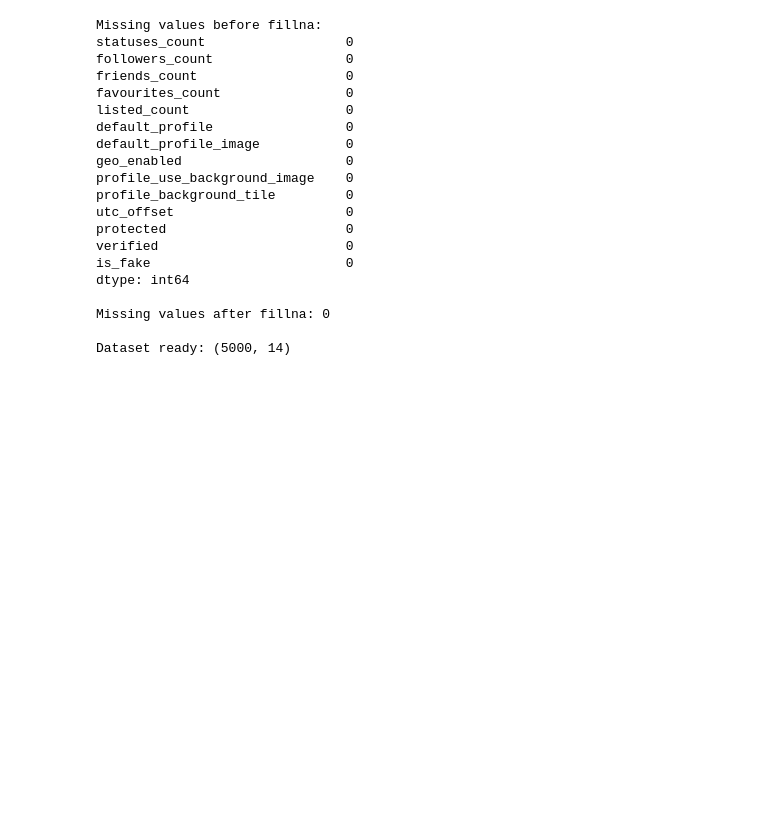
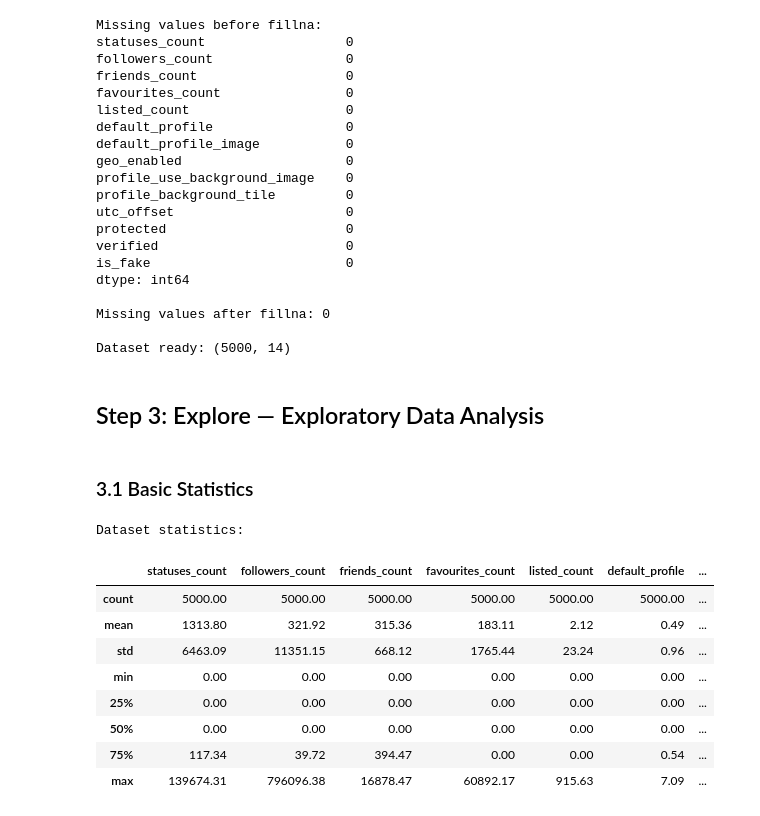
Before and after one commit to mannk013/FakeAccountDetector, a Jupyter notebook: FakeAccountDetector.ipynb, the cells around one changed output. Saved outputs shown, nothing was run; the diff lists cells and outputs as text; code cells hidden in the pictures; blank space fills up the shorter version.

```diff
--- a/FakeAccountDetector.ipynb
+++ b/FakeAccountDetector.ipynb
@@ -116,3 +116,22 @@ dtype: int64
 Missing values after fillna: 0
 
 Dataset ready: (5000, 14)
+# %% [markdown]
+## Step 3: Explore — Exploratory Data Analysis
+# %% [markdown]
+### 3.1 Basic Statistics
+# %%
+# Basic statistics
+print("Dataset statistics:")
+df_model.describe().round(2)
+# %% [output]
+Dataset statistics:
+|  | statuses_count | followers_count | friends_count | favourites_count | listed_count | default_profile | ... |
+| count | 5000.00 | 5000.00 | 5000.00 | 5000.00 | 5000.00 | 5000.00 | ... |
+| mean | 1313.80 | 321.92 | 315.36 | 183.11 | 2.12 | 0.49 | ... |
+| std | 6463.09 | 11351.15 | 668.12 | 1765.44 | 23.24 | 0.96 | ... |
+| min | 0.00 | 0.00 | 0.00 | 0.00 | 0.00 | 0.00 | ... |
+| 25% | 0.00 | 0.00 | 0.00 | 0.00 | 0.00 | 0.00 | ... |
+| 50% | 0.00 | 0.00 | 0.00 | 0.00 | 0.00 | 0.00 | ... |
+| 75% | 117.34 | 39.72 | 394.47 | 0.00 | 0.00 | 0.54 | ... |
+| max | 139674.31 | 796096.38 | 16878.47 | 60892.17 | 915.63 | 7.09 | ... |
```
Also changed, not shown: parts of 9 cells of this notebook.
